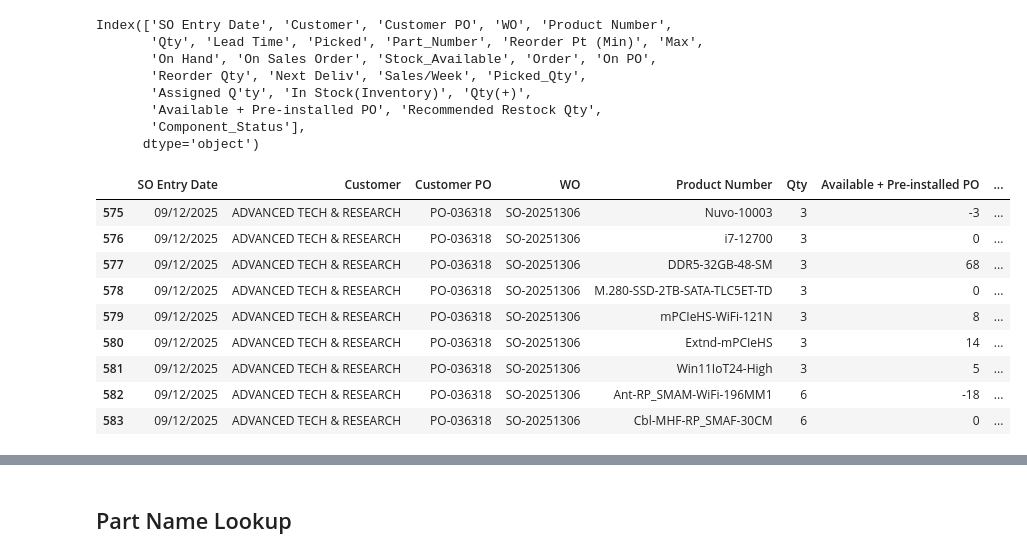
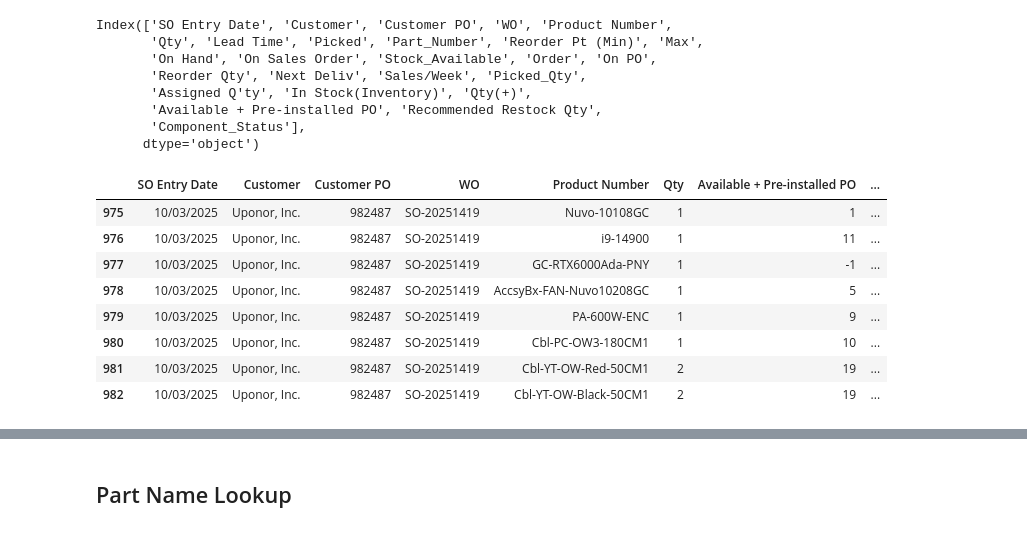
Before and after one commit to playoung2818/ERP_System, a Jupyter notebook: ERP_Dashboard.ipynb, the cells around one changed output, grey strips where cells are left out. Drawn from its saved outputs; the diff is of its cells as text; code cells hidden in the pictures.

```diff
--- a/ERP_Dashboard.ipynb
+++ b/ERP_Dashboard.ipynb
@@ -116,7 +116,7 @@ ordered = [c for c in desired_order if c in ERP_df.columns] + \
 ERP_df = ERP_df.reindex(columns=ordered)
 
 
-filtered_df = ERP_df[ERP_df['WO'] == 'SO-20251306']
+filtered_df = ERP_df[ERP_df['WO'] == 'SO-20251419']
 
 # filtered_df = ERP_df[ERP_df['Customer'] == 'Aerflite Canada Inc.']
 
@@ -152,42 +152,41 @@ styled = (
              ('padding', '4px 6px')
          ]},
 
         # Highlight column header (Available + Pre-installed PO)
         {'selector': 'th.col' + str(filtered_df.columns.get_loc('Available + Pre-installed PO')),
          'props': [
              ('background-color', '#ffae42'),
              ('color', 'black'),
              ('font-weight', 'bold'),
              ('border', '1px solid #777'),
              ('min-width', '100px')
          ]},
 
         # Widen Lead Time column
         {'selector': 'th.col' + str(filtered_df.columns.get_loc('Lead Time')),
          'props': [
              ('min-width', '120px'),     # increase column width
              ('max-width', '150px')
          ]},
 
         # Optional — hover effect
         {'selector': 'tbody tr:hover',
          'props': [('background-color', '#333')]}
     ])
     .format({'Lead Time': fmt_date}, precision=0, na_rep='', thousands=',')
 )
 
 display(styled)
 # %% [output]
 |  | SO Entry Date | Customer | Customer PO | WO | Product Number | Qty | Available + Pre-installed PO | ... |
-| 575 | 09/12/2025 | ADVANCED TECH & RESEARCH | PO-036318 | SO-20251306 | Nuvo-10003 | 3 | -3 | ... |
-| 576 | 09/12/2025 | ADVANCED TECH & RESEARCH | PO-036318 | SO-20251306 | i7-12700 | 3 | 0 | ... |
-| 577 | 09/12/2025 | ADVANCED TECH & RESEARCH | PO-036318 | SO-20251306 | DDR5-32GB-48-SM | 3 | 68 | ... |
-| 578 | 09/12/2025 | ADVANCED TECH & RESEARCH | PO-036318 | SO-20251306 | M.280-SSD-2TB-SATA-TLC5ET-TD | 3 | 0 | ... |
-| 579 | 09/12/2025 | ADVANCED TECH & RESEARCH | PO-036318 | SO-20251306 | mPCIeHS-WiFi-121N | 3 | 8 | ... |
-| 580 | 09/12/2025 | ADVANCED TECH & RESEARCH | PO-036318 | SO-20251306 | Extnd-mPCIeHS | 3 | 14 | ... |
-| 581 | 09/12/2025 | ADVANCED TECH & RESEARCH | PO-036318 | SO-20251306 | Win11IoT24-High | 3 | 5 | ... |
-| 582 | 09/12/2025 | ADVANCED TECH & RESEARCH | PO-036318 | SO-20251306 | Ant-RP_SMAM-WiFi-196MM1 | 6 | -18 | ... |
-| 583 | 09/12/2025 | ADVANCED TECH & RESEARCH | PO-036318 | SO-20251306 | Cbl-MHF-RP_SMAF-30CM | 6 | 0 | ... |
+| 975 | 10/03/2025 | Uponor, Inc. | 982487 | SO-20251419 | Nuvo-10108GC | 1 | 1 | ... |
+| 976 | 10/03/2025 | Uponor, Inc. | 982487 | SO-20251419 | i9-14900 | 1 | 11 | ... |
+| 977 | 10/03/2025 | Uponor, Inc. | 982487 | SO-20251419 | GC-RTX6000Ada-PNY | 1 | -1 | ... |
+| 978 | 10/03/2025 | Uponor, Inc. | 982487 | SO-20251419 | AccsyBx-FAN-Nuvo10208GC | 1 | 5 | ... |
+| 979 | 10/03/2025 | Uponor, Inc. | 982487 | SO-20251419 | PA-600W-ENC | 1 | 9 | ... |
+| 980 | 10/03/2025 | Uponor, Inc. | 982487 | SO-20251419 | Cbl-PC-OW3-180CM1 | 1 | 10 | ... |
+| 981 | 10/03/2025 | Uponor, Inc. | 982487 | SO-20251419 | Cbl-YT-OW-Red-50CM1 | 2 | 19 | ... |
+| 982 | 10/03/2025 | Uponor, Inc. | 982487 | SO-20251419 | Cbl-YT-OW-Black-50CM1 | 2 | 19 | ... |
 # %%
 filtered_df = ERP_df[ERP_df['Product Number'] == 'DDR5-32GB-48WT-SM'].sort_values(by='Lead Time',ascending=True)
 filtered_df
```
Also changed, not shown: parts of 3 cells of this notebook, 2 other files.
